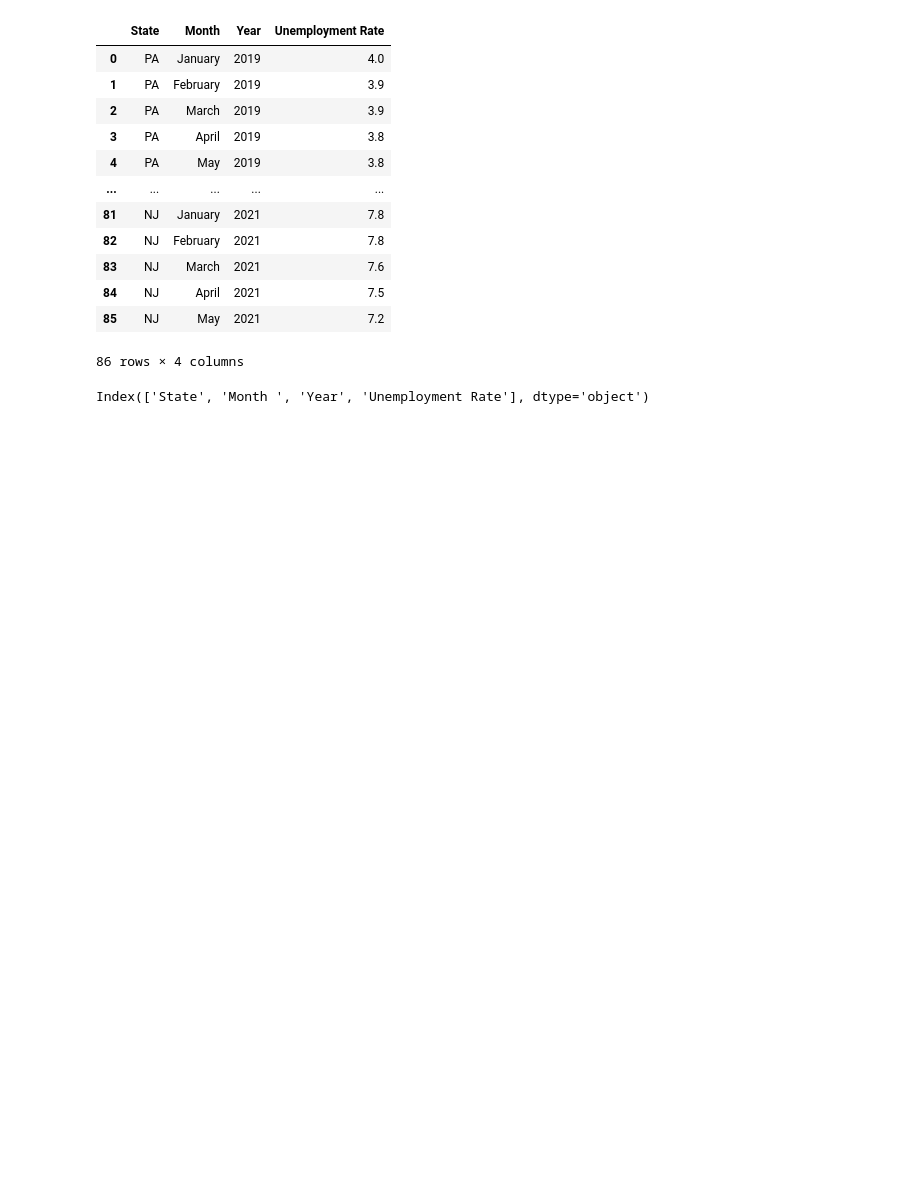
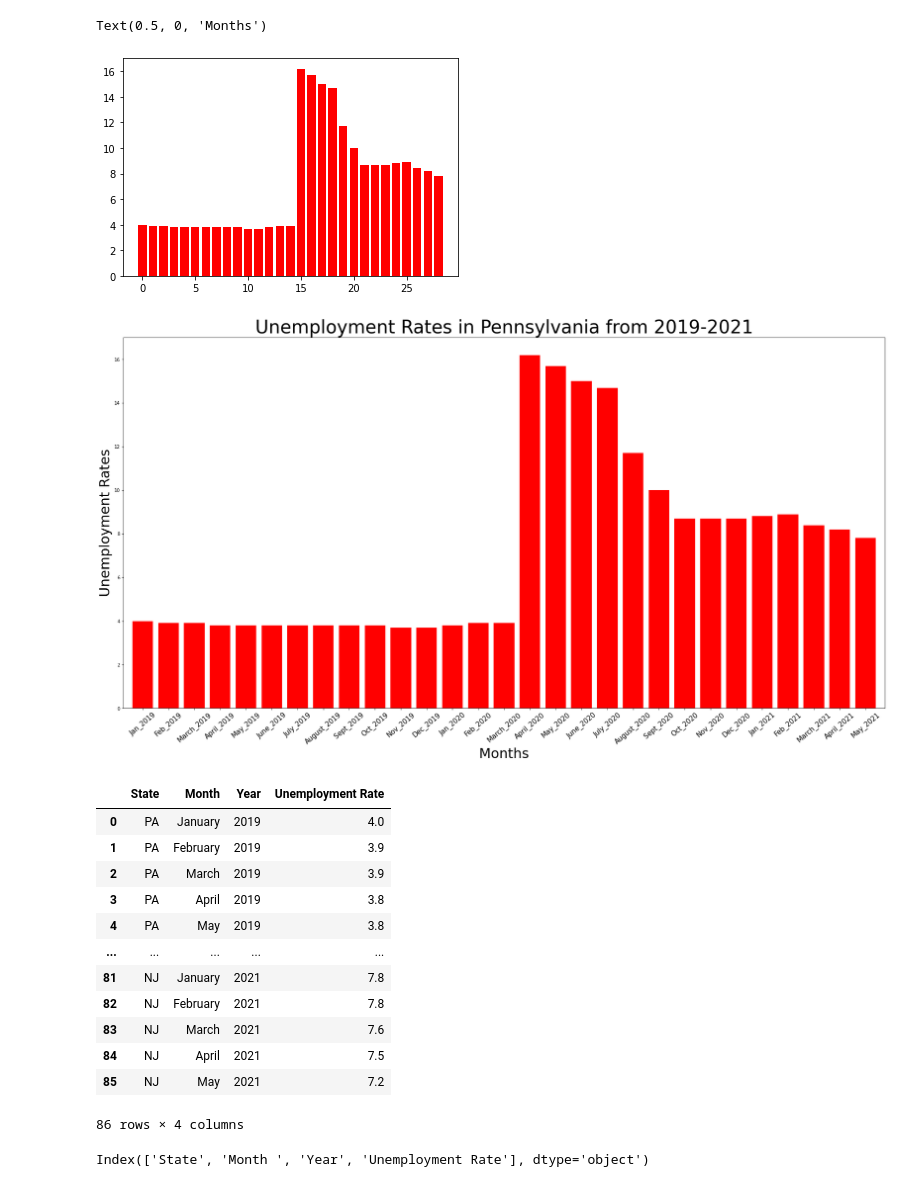
Before and after one commit to meetk5/Team-Project1, a Jupyter notebook: Unemployment_Comparison_between_NJ_NY_PA.py.ipynb, the cells around one changed output. Cells and saved outputs as stored; diff of their text form; code cells hidden in the pictures; blank space fills up the shorter version.

```diff
--- a/Unemployment_Comparison_between_NJ_NY_PA.py.ipynb
+++ b/Unemployment_Comparison_between_NJ_NY_PA.py.ipynb
@@ -13,3 +93,29 @@ unemployment= pd.read_excel(excel_file)
+# %%
+months = ["Jan_2019", "Feb_2019", "March_2019", "April_2019", "May_2019", "June_2019", "July_2019", "August_2019",
+          "Sept_2019", "Oct_2019", "Nov_2019", "Dec_2019","Jan_2020", "Feb_2020", "March_2020", "April_2020", "May_2020",
+          "June_2020", "July_2020", "August_2020","Sept_2020", "Oct_2020", "Nov_2020", "Dec_2020","Jan_2021",
+          "Feb_2021", "March_2021", "April_2021", "May_2021"]
+unemployment_rates = [4.0,3.9,3.9,3.8,3.8,3.8,3.8,3.8,3.8,3.8,3.8,3.7,3.7,3.8,3.9,3.9,16.2,15.7,15.0,14.7,11.7,10.0,
+                      8.7,3.7,8.8,8.9,8.4,8.2,7.8]
+
+
+x_axis = np.arange(len(unemployment_rates))
+plt.bar(x_axis, unemployment_rates, color ="r", align="center")
+fig = plt.figure(figsize=(30, 15))
+plt.bar(x_axis, unemployment_rates, color ="r", align="center")
+#Create ticks
+tick_locations = [value for value in x_axis]
+plt.xticks(tick_locations, months)
+plt.xlim(-0.75, len(x_axis)-0.25)
+plt.xticks(rotation=40, fontsize=15)
+#plt.ylim(0, max(months)+0.4)
+plt.title("Unemployment Rates in Pennsylvania from 2019-2021", fontsize=40)
+plt.ylabel("Unemployment Rates", fontsize=30)
+plt.xlabel("Months", fontsize=30)
+# %% [output]
+Text(0.5, 0, 'Months')
+[figure, added]
+[figure, added]
 # %%
 #Read the excel file
 
```
Also changed, not shown: parts of 24 cells of this notebook.
